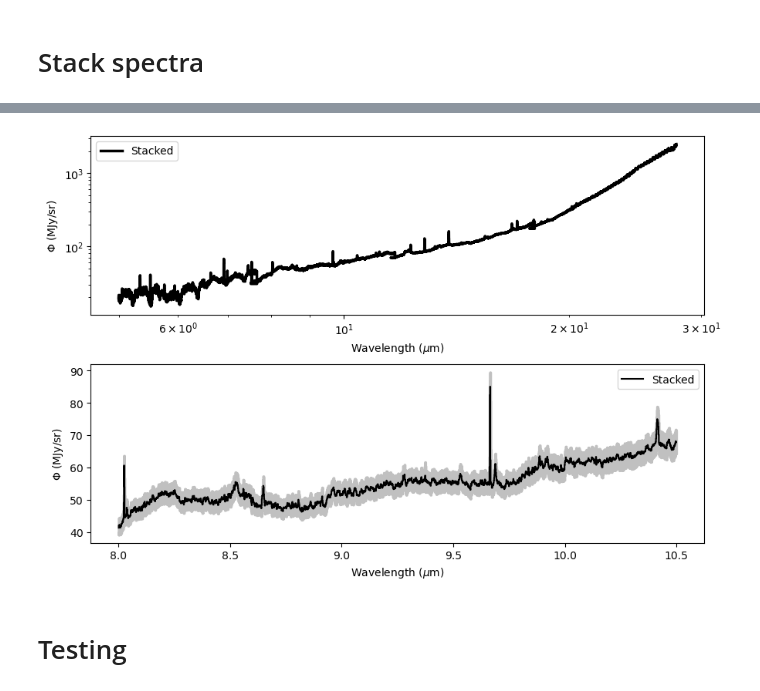
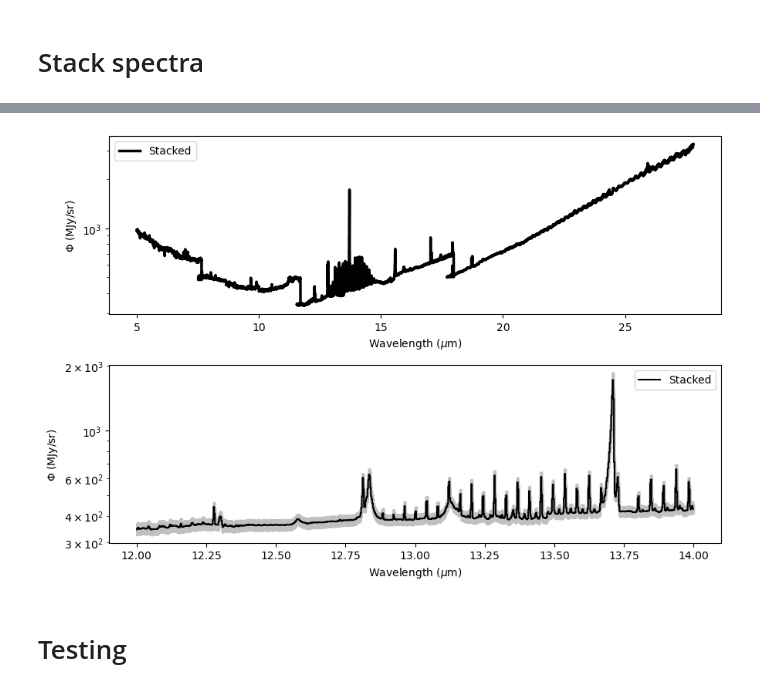
Before and after one commit to Timwong313/axionJWST_2024, a Jupyter notebook: MRS_analysis/code/stackSpec.ipynb, the cells around one changed output, grey strips where cells are left out. Saved outputs shown, nothing was run; the diff lists cells and outputs as text; code cells hidden in the pictures.

```diff
--- a/MRS_analysis/code/stackSpec.ipynb
+++ b/MRS_analysis/code/stackSpec.ipynb
@@ -412,5 +456,5 @@ def linReg(xarr,yarr):
 # Read fits
 # %%
 #Read data:
-Ch1Arr, Ch2Arr, Ch3Arr, Ch4Arr, exptArr, longArr, latArr = readFitsDir("../raw_data/MRS_goodTest",skymap=True,defr=False,sysError=0.1)
+Ch1Arr, Ch2Arr, Ch3Arr, Ch4Arr, exptArr, longArr, latArr = readFitsDir("../raw_data/MRS_156",skymap=True,defr=False,sysError=0.1)
 # %% [output]
@@ -503,7 +583,7 @@ previewSpec(stkdata_ch1, stkdata_ch2, stkdata_ch3, stkdata_ch4, M1=5, M2=7.2, Ch
 # %%
-previewSpec(stkdata_ch1, stkdata_ch2, stkdata_ch3, stkdata_ch4, M1=8, M2=10.5)
+previewSpec(stkdata_ch1, stkdata_ch2, stkdata_ch3, stkdata_ch4, M1=12, M2=14)
 # %% [output]
-[figure, old version]
+[figure, new version]
 # %%
 #Output array files:
 np.savez('stkData.npz', ch1=stkdata_ch1, ch2=stkdata_ch2, ch3=stkdata_ch3, ch4=stkdata_ch4)
```
Also changed, not shown: parts of 19 cells of this notebook, 5 other files.
